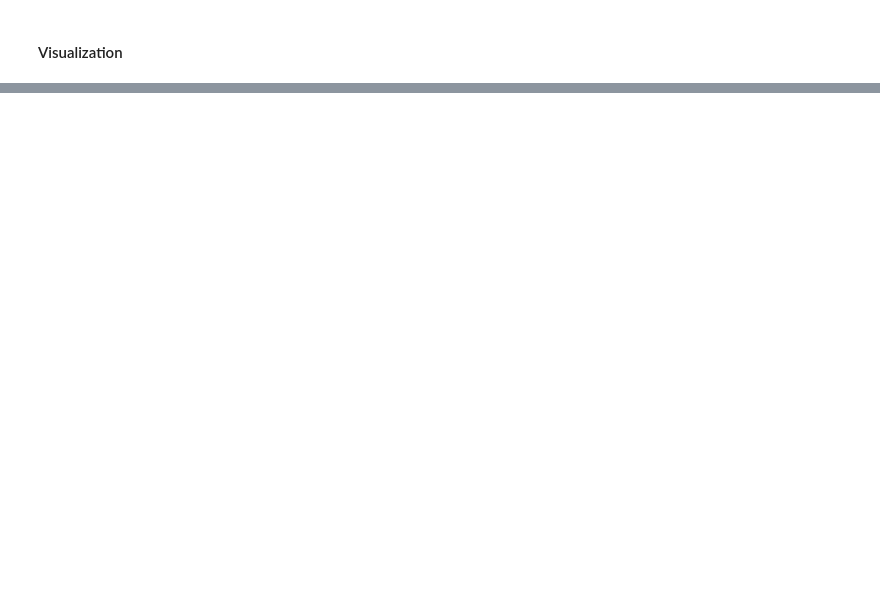
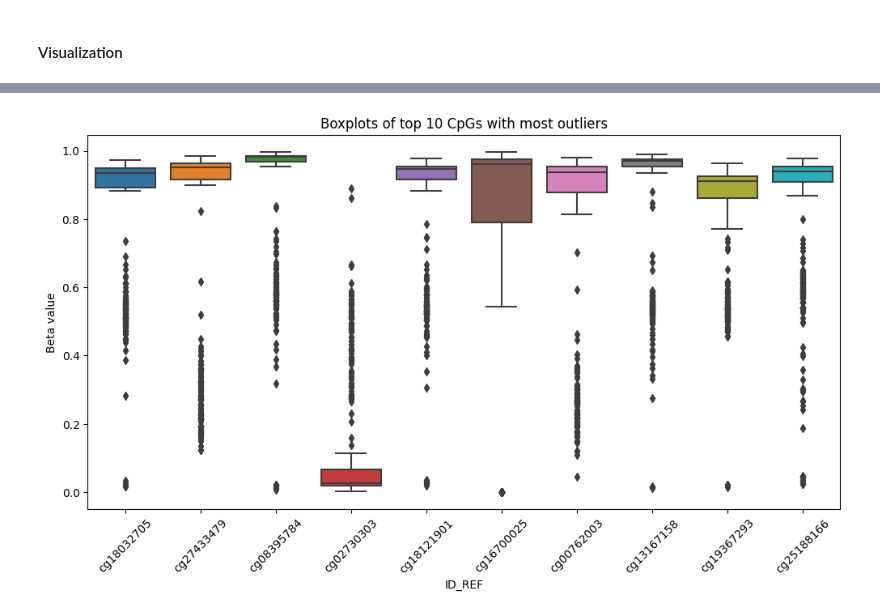
Before and after one commit to elisabettaroviera/THESIS, a Jupyter notebook: 01 - Notebook/01-data-exploration.ipynb, the cells around one changed output, grey strips where cells are left out. Cells and saved outputs as stored; diff of their text form; code cells hidden in the pictures; blank space fills up the shorter version.

```diff
--- a/01 - Notebook/01-data-exploration.ipynb
+++ b/01 - Notebook/01-data-exploration.ipynb
@@ -179,0 +235,12 @@ gene_stats.head()
+# %%
+# Pick top 10 CpGs with most outliers
+top_cpgs = outliers.sum().sort_values(ascending=False).head(10).index
+
+plt.figure(figsize=(12,6))
+sns.boxplot(data=raw_dataset[top_cpgs])
+plt.xticks(rotation=45)
+plt.ylabel("Beta value")
+plt.title("Boxplots of top 10 CpGs with most outliers")
+plt.show()
+# %% [output]
+[figure, added]
```
Also changed, not shown: parts of 30 cells of this notebook.
